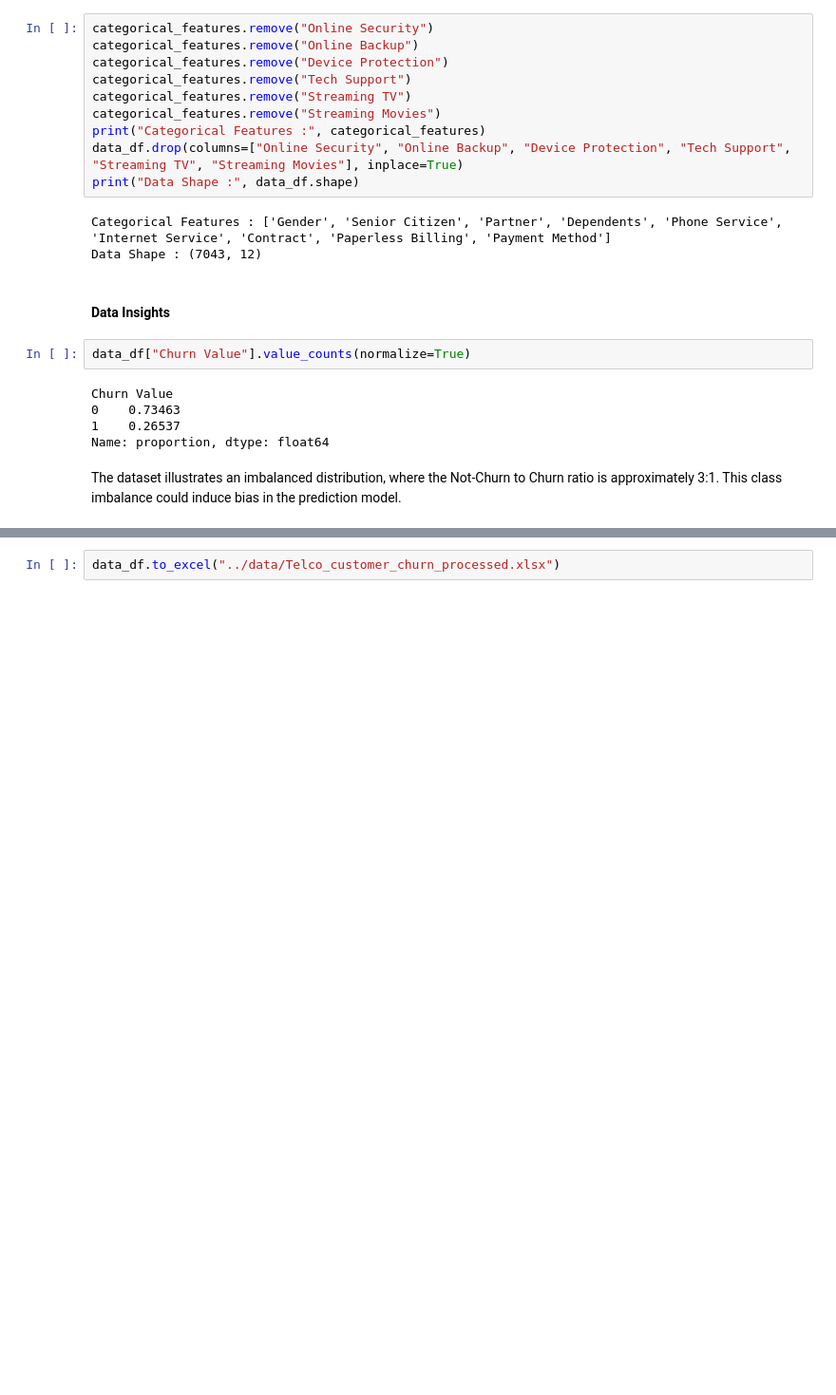
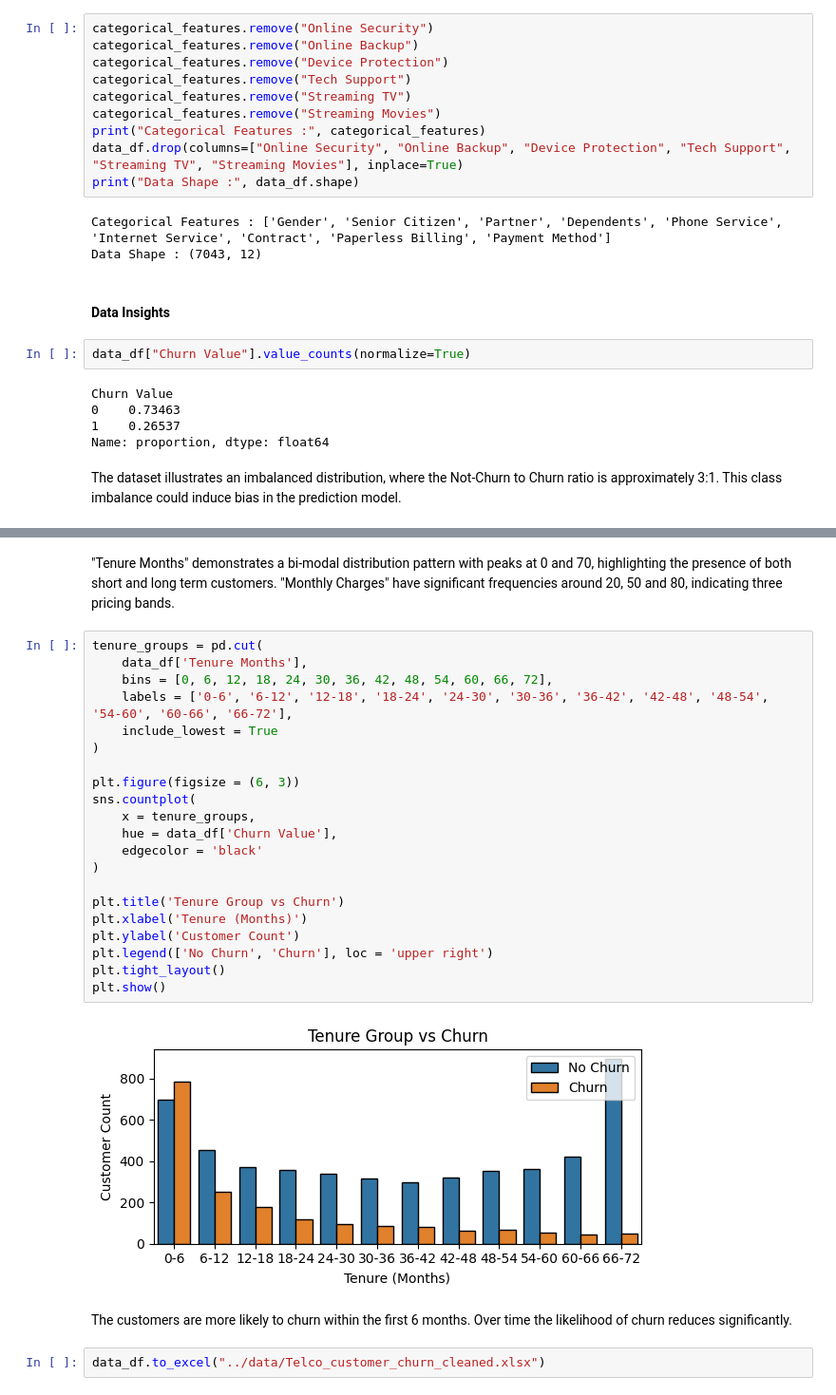
Before and after one commit to saatvik-t/Customer-Churn, a Jupyter notebook: notebooks/Data_Exploration.ipynb, the cells around one changed output, grey strips where cells are left out. Shown at 95% size. Drawn from its saved outputs; the diff is of its cells as text; blank space fills up the shorter version.

```diff
--- a/notebooks/Data_Exploration.ipynb
+++ b/notebooks/Data_Exploration.ipynb
@@ -352,2 +344,30 @@ Payment Method : [3 2 0 1] -> ['Mailed check' 'Electronic check' 'Bank transfer
+# %% [markdown]
+"Tenure Months" demonstrates a bi-modal distribution pattern with peaks at 0 and 70, highlighting the presence of both short and long term customers.
+"Monthly Charges" have significant frequencies around 20, 50 and 80, indicating three pricing bands.
+# %%
+tenure_groups = pd.cut(
+    data_df['Tenure Months'],
+    bins = [0, 6, 12, 18, 24, 30, 36, 42, 48, 54, 60, 66, 72],
+    labels = ['0-6', '6-12', '12-18', '18-24', '24-30', '30-36', '36-42', '42-48', '48-54', '54-60', '60-66', '66-72'],
+    include_lowest = True
+)
+
+plt.figure(figsize = (6, 3))
+sns.countplot(
+    x = tenure_groups,
+    hue = data_df['Churn Value'],
+    edgecolor = 'black'
+)
+
+plt.title('Tenure Group vs Churn')
+plt.xlabel('Tenure (Months)')
+plt.ylabel('Customer Count')
+plt.legend(['No Churn', 'Churn'], loc = 'upper right')
+plt.tight_layout()
+plt.show()
+# %% [output]
+[figure, added]
+# %% [markdown]
+The customers are more likely to churn within the first 6 months. Over time the likelihood of churn reduces significantly.
 # %%
-data_df.to_excel("../data/Telco_customer_churn_processed.xlsx")
+data_df.to_excel("../data/Telco_customer_churn_cleaned.xlsx")
```
Also changed, not shown: parts of 5 cells of this notebook.
